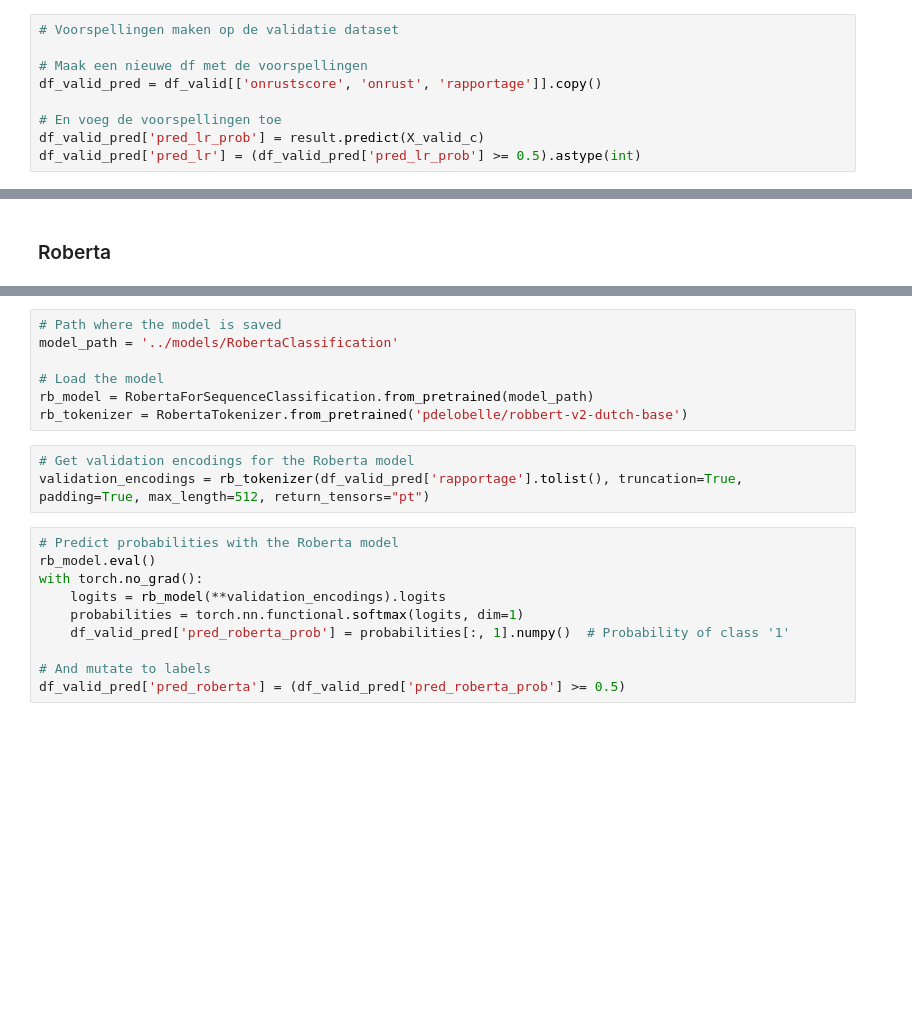
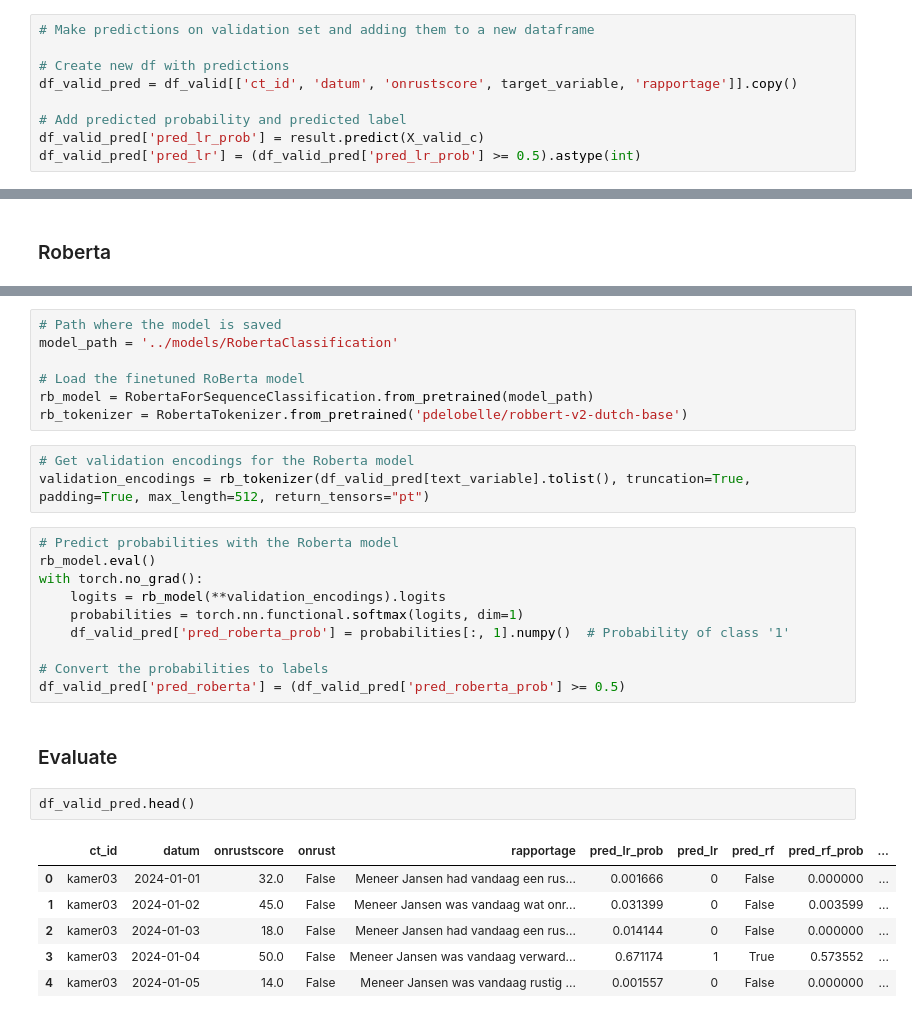
Before and after one commit to ekrombouts/GenCareAI, a Jupyter notebook: scripts/110_Modellen.ipynb, the cells around one changed output, grey strips where cells are left out. Saved outputs shown, nothing was run; the diff lists cells and outputs as text; blank space fills up the shorter version.

```diff
--- a/scripts/110_Modellen.ipynb
+++ b/scripts/110_Modellen.ipynb
@@ -112,12 +123,12 @@ embedding_48         -14.8949   3.6621 -4.0673 0.0000 -22.0725  -7.7174
 selected_variables = X_train_c.columns.tolist()
 X_valid_c = df_valid.assign(const=1)[selected_variables]
 # %%
-# Voorspellingen maken op de validatie dataset
+# Make predictions on validation set and adding them to a new dataframe
 
-# Maak een nieuwe df met de voorspellingen
-df_valid_pred = df_valid[['onrustscore', 'onrust', 'rapportage']].copy()
+# Create new df with predictions
+df_valid_pred = df_valid[['ct_id', 'datum', 'onrustscore', target_variable, 'rapportage']].copy()
 
-# En voeg de voorspellingen toe
+# Add predicted probability and predicted label
 df_valid_pred['pred_lr_prob'] = result.predict(X_valid_c)
 df_valid_pred['pred_lr'] = (df_valid_pred['pred_lr_prob'] >= 0.5).astype(int)
 # %% [markdown]
@@ -347,12 +356,12 @@ from transformers import BertTokenizer, RobertaTokenizer, BertForSequenceClassif
 # Path where the model is saved
 model_path = '../models/RobertaClassification'
 
-# Load the model
+# Load the finetuned RoBerta model
 rb_model = RobertaForSequenceClassification.from_pretrained(model_path)
 rb_tokenizer = RobertaTokenizer.from_pretrained('pdelobelle/robbert-v2-dutch-base')
 # %%
 # Get validation encodings for the Roberta model
-validation_encodings = rb_tokenizer(df_valid_pred['rapportage'].tolist(), truncation=True, padding=True, max_length=512, return_tensors="pt")
+validation_encodings = rb_tokenizer(df_valid_pred[text_variable].tolist(), truncation=True, padding=True, max_length=512, return_tensors="pt")
 # %%
 # Predict probabilities with the Roberta model
 rb_model.eval()
@@ -361,6 +370,17 @@ with torch.no_grad():
     probabilities = torch.nn.functional.softmax(logits, dim=1)
     df_valid_pred['pred_roberta_prob'] = probabilities[:, 1].numpy()  # Probability of class '1'
 
-# And mutate to labels
+# Convert the probabilities to labels
 df_valid_pred['pred_roberta'] = (df_valid_pred['pred_roberta_prob'] >= 0.5)
+# %% [markdown]
+### Evaluate
+# %%
+df_valid_pred.head()
+# %% [output]
+|  | ct_id | datum | onrustscore | onrust | rapportage | pred_lr_prob | pred_lr | pred_rf | pred_rf_prob | ... |
+| 0 | kamer03 | 2024-01-01 | 32.0 | False | Meneer Jansen had vandaag een rus... | 0.001666 | 0 | False | 0.000000 | ... |
+| 1 | kamer03 | 2024-01-02 | 45.0 | False | Meneer Jansen was vandaag wat onr... | 0.031399 | 0 | False | 0.003599 | ... |
+| 2 | kamer03 | 2024-01-03 | 18.0 | False | Meneer Jansen had vandaag een rus... | 0.014144 | 0 | False | 0.000000 | ... |
+| 3 | kamer03 | 2024-01-04 | 50.0 | False | Meneer Jansen was vandaag verward... | 0.671174 | 1 | True | 0.573552 | ... |
+| 4 | kamer03 | 2024-01-05 | 14.0 | False | Meneer Jansen was vandaag rustig ... | 0.001557 | 0 | False | 0.000000 | ... |
 # %%
```
Also changed, not shown: parts of 37 cells of this notebook, 5 other files.
